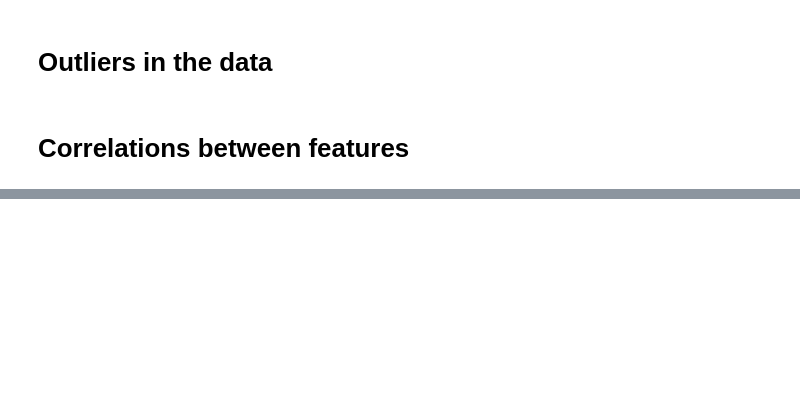
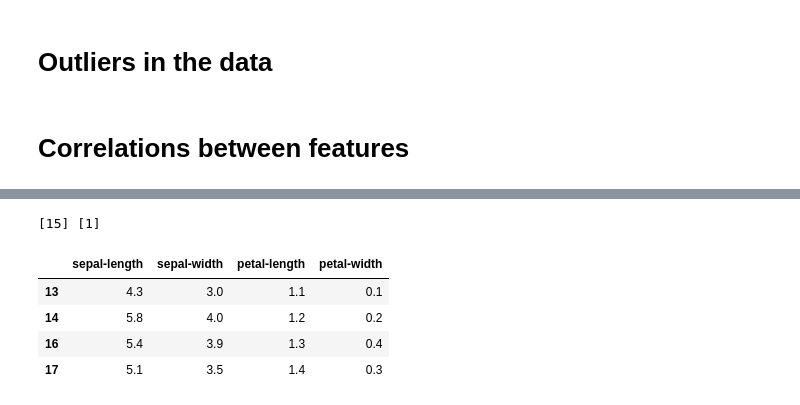
Before and after one commit to zualexander/mlexercises, a Jupyter notebook: 01 Exercise Analysis and quality control of data.ipynb, the cells around one changed output, grey strips where cells are left out. Cells and saved outputs as stored; diff of their text form; code cells hidden in the pictures; blank space fills up the shorter version.

```diff
--- a/01 Exercise Analysis and quality control of data.ipynb
+++ b/01 Exercise Analysis and quality control of data.ipynb
@@ -268,0 +294,3 @@ hip.Experiment.from_iterable(iris_data).display(force_full_width=True)
+# %%
+z = np.abs(stats.zscore(iris_x))
+print(z > 3)
@@ -268,0 +315,17 @@ hip.Experiment.from_iterable(iris_data).display(force_full_width=True)
+# %%
+outlierRows, outlierColumns = np.where(z>3)
+print(outlierRows, outlierColumns)
+# %% [output]
+[15] [1]
+# %%
+# drop all z-index outliers
+iris_xwo = iris_x.drop(index=outlierRows)
+#iris_xwo = iris_x[(z<3).all(axis=1)])
+# %%
+iris_xwo.iloc[np.arange(13,17)]
+# %% [output]
+|  | sepal-length | sepal-width | petal-length | petal-width |
+| 13 | 4.3 | 3.0 | 1.1 | 0.1 |
+| 14 | 5.8 | 4.0 | 1.2 | 0.2 |
+| 16 | 5.4 | 3.9 | 1.3 | 0.4 |
+| 17 | 5.1 | 3.5 | 1.4 | 0.3 |
```
Also changed, not shown: parts of 6 cells of this notebook, 1 other file.
